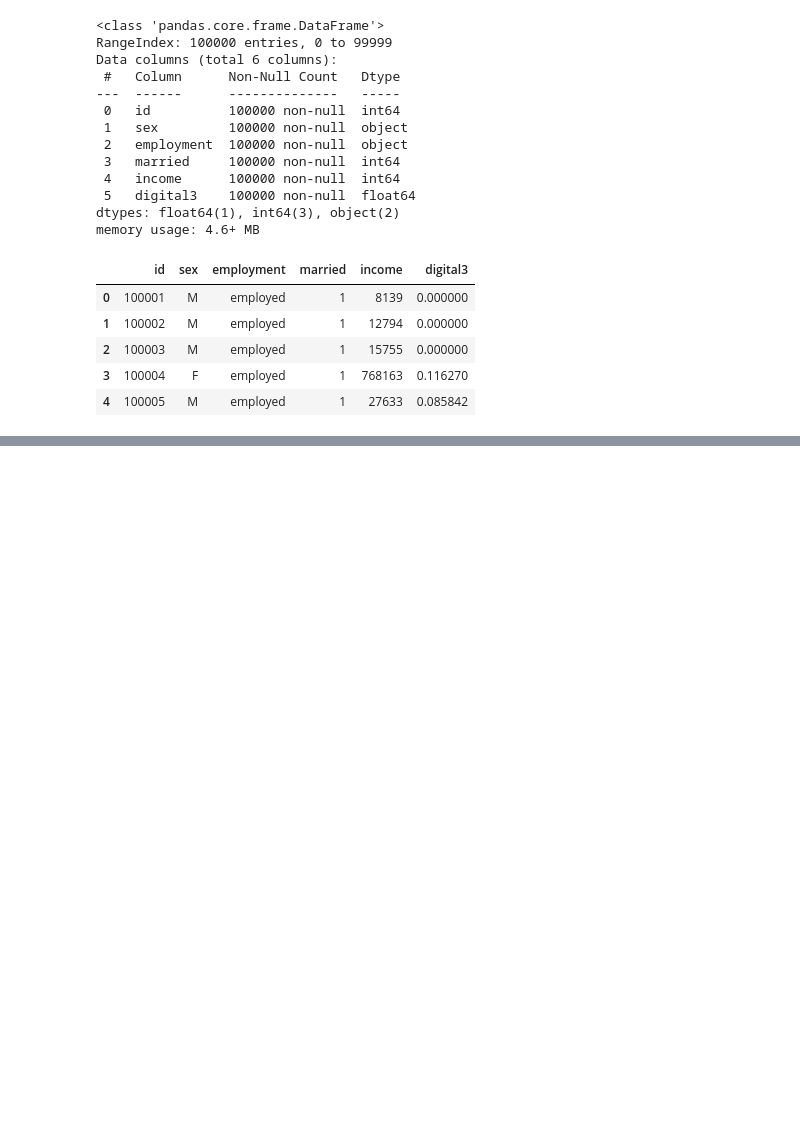
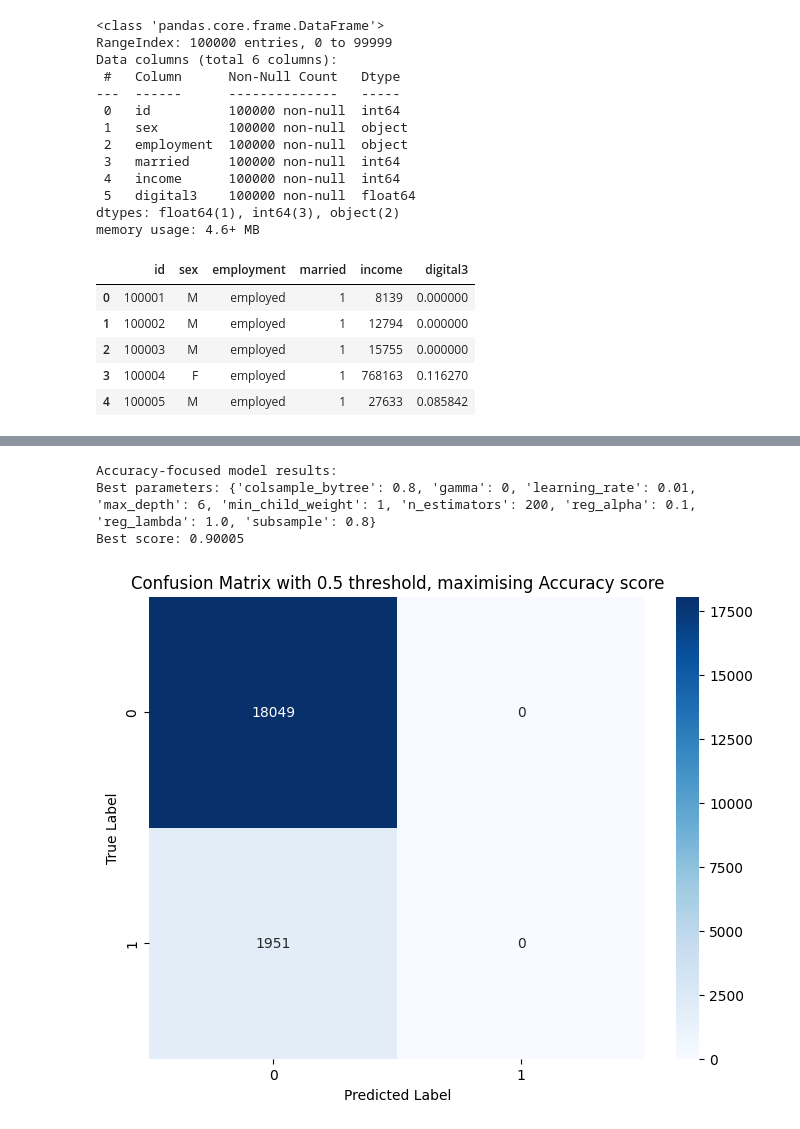
Before and after one commit to Gaspard0302/Lending_game, a Jupyter notebook: model_part_2.ipynb, the cells around one changed output, grey strips where cells are left out. Cells and saved outputs as stored; diff of their text form; code cells hidden in the pictures; blank space fills up the shorter version.

```diff
--- a/model_part_2.ipynb
+++ b/model_part_2.ipynb
@@ -431,0 +509,58 @@ memory usage: 4.6+ MB
+# %%
+# Create parameter grid for accuracy-focused model without class weights
+param_grid_accuracy = {
+    'max_depth': [6, 8, 10],
+    'learning_rate': [0.01, 0.05, 0.1],
+    'n_estimators': [200],
+    'min_child_weight': [1, 2, 4],
+    'gamma': [0, 0.2],
+    'subsample': [0.8],
+    'colsample_bytree': [0.8],
+    'reg_alpha': [0.1],
+    'reg_lambda': [1.0]
+}
+
+# Create new XGBoost model without class weights
+xgb_model_accuracy = XGBClassifier()
+
+# Set up GridSearchCV optimizing for accuracy
+grid_search_accuracy = GridSearchCV(
+    estimator=xgb_model_accuracy,
+    param_grid=param_grid_accuracy,
+    scoring='accuracy',
+    cv=5,
+    n_jobs=-1
+)
+
+# Fit the grid search
+grid_search_accuracy.fit(X_train, y_train)
+
+# Print results
+print("\nAccuracy-focused model results:")
+print("Best parameters:", grid_search_accuracy.best_params_)
+print("Best score:", grid_search_accuracy.best_score_)
+
+# Store the best accuracy-focused model
+best_model_accuracy = grid_search_accuracy.best_estimator_
+# %% [output]
+Accuracy-focused model results:
+Best parameters: {'colsample_bytree': 0.8, 'gamma': 0, 'learning_rate': 0.01, 'max_depth': 6, 'min_child_weight': 1, 'n_estimators': 200, 'reg_alpha': 0.1, 'reg_lambda': 1.0, 'subsample': 0.8}
+Best score: 0.90005
+# %%
+# Make predictions with best model
+y_pred = best_model_accuracy.predict(X_test)
+
+
+# Get predictions using 0.3 threshold
+y_pred = (best_model_accuracy.predict_proba(X_test)[:, 1] >= 0.5).astype(int)
+
+cm = confusion_matrix(y_test, y_pred)
+
+plt.figure(figsize=(8,6))
+sns.heatmap(cm, annot=True, fmt='d', cmap='Blues')
+plt.title('Confusion Matrix with 0.5 threshold, maximising Accuracy score')
+plt.ylabel('True Label')
+plt.xlabel('Predicted Label')
+plt.show()
+# %% [output]
+[figure, added]
```
Also changed, not shown: parts of 19 cells of this notebook, 4 other files.
